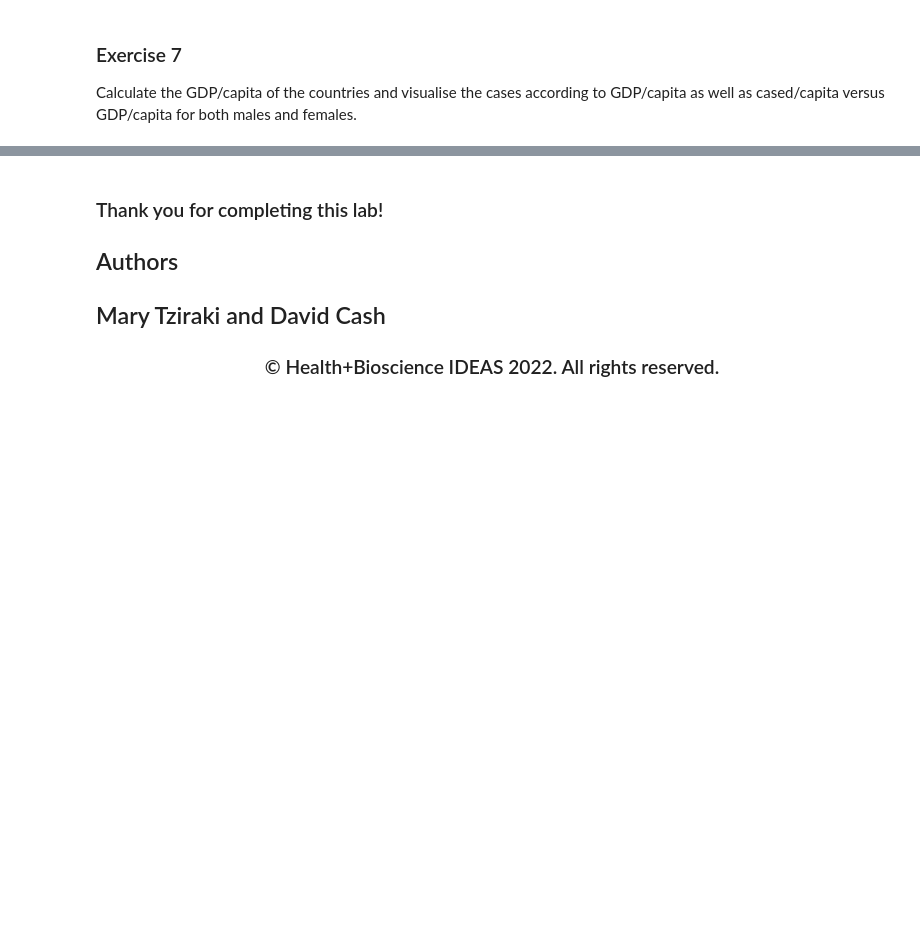
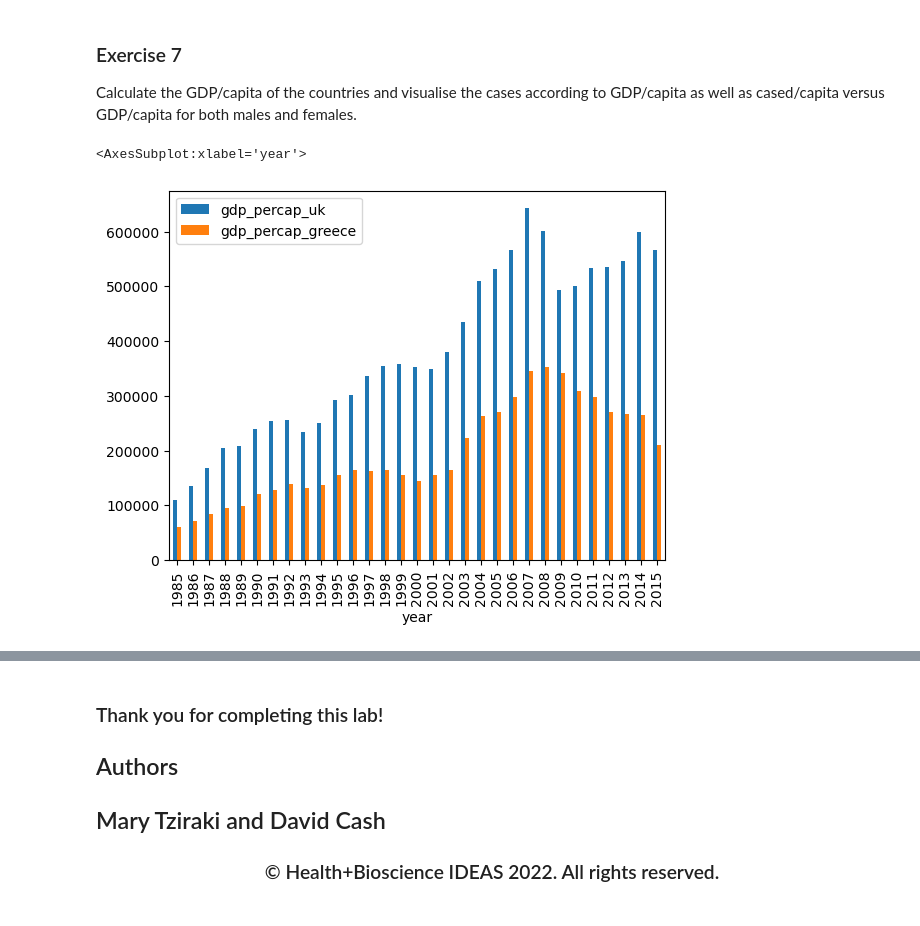
Before and after one commit to catriiona/TeamCoders_Event_Based_Model, a Jupyter notebook: Data_Cleaning_And_Wrangling/Data_Wrangling_WHO.ipynb, the cells around one changed output, grey strips where cells are left out. Cells and saved outputs as stored; diff of their text form; code cells hidden in the pictures; blank space fills up the shorter version.

```diff
--- a/Data_Cleaning_And_Wrangling/Data_Wrangling_WHO.ipynb
+++ b/Data_Cleaning_And_Wrangling/Data_Wrangling_WHO.ipynb
@@ -710,0 +1295,10 @@ Calculate the GDP/capita of the countries and visualise the cases according to G
+# %%
+# Enter your answer for Exercise 7 here.
+df_uk_greece_grouped['gdp_percap_uk'] = df_uk_greece_grouped['gdp_for_year_usd_uk'] / df_uk_greece_grouped['population_uk']
+df_uk_greece_grouped['gdp_percap_greece'] = df_uk_greece_grouped['gdp_for_year_usd_greece'] / df_uk_greece_grouped['population_greece']
+# df_uk_greece_grouped
+
+df_uk_greece_grouped.plot.bar(x='year',y=['gdp_percap_uk','gdp_percap_greece'])
+# %% [output]
+<AxesSubplot:xlabel='year'>
+[figure, added]
```
Also changed, not shown: parts of 72 cells of this notebook, 5 other files.
